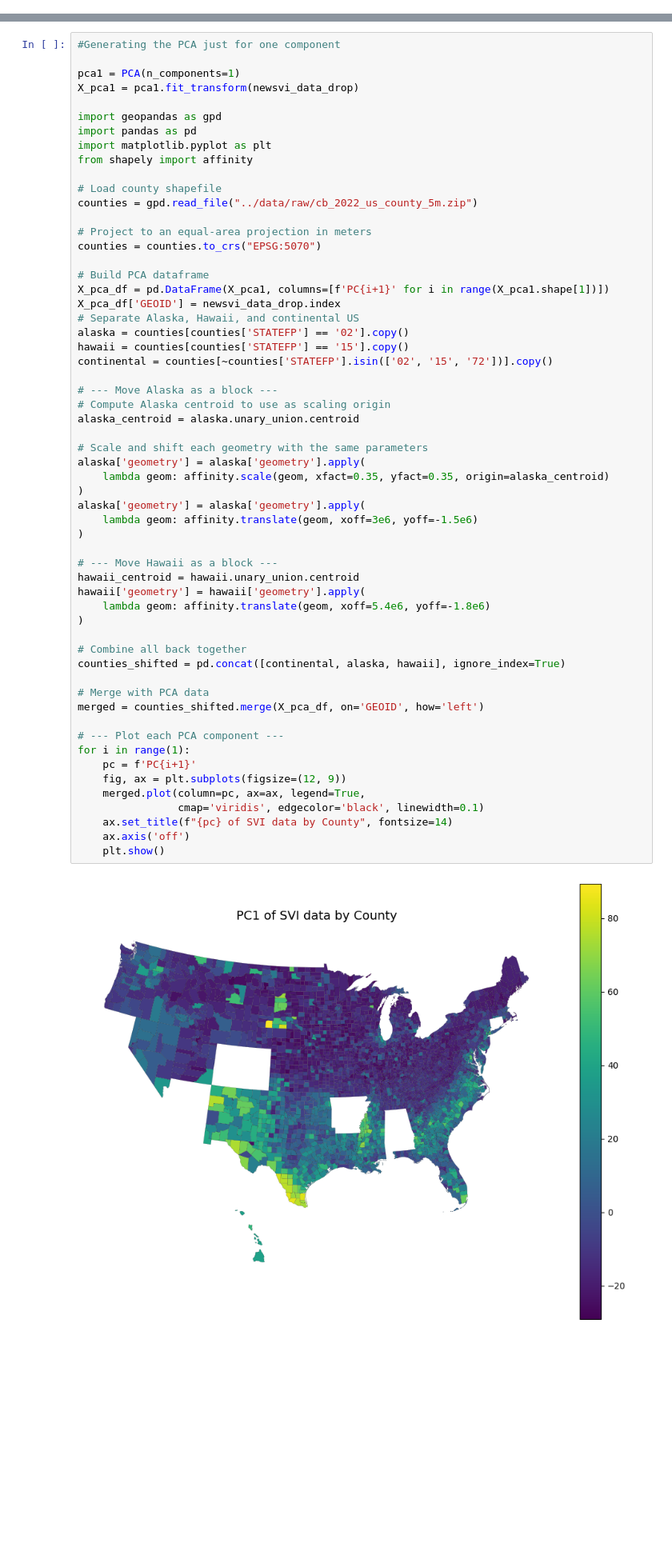
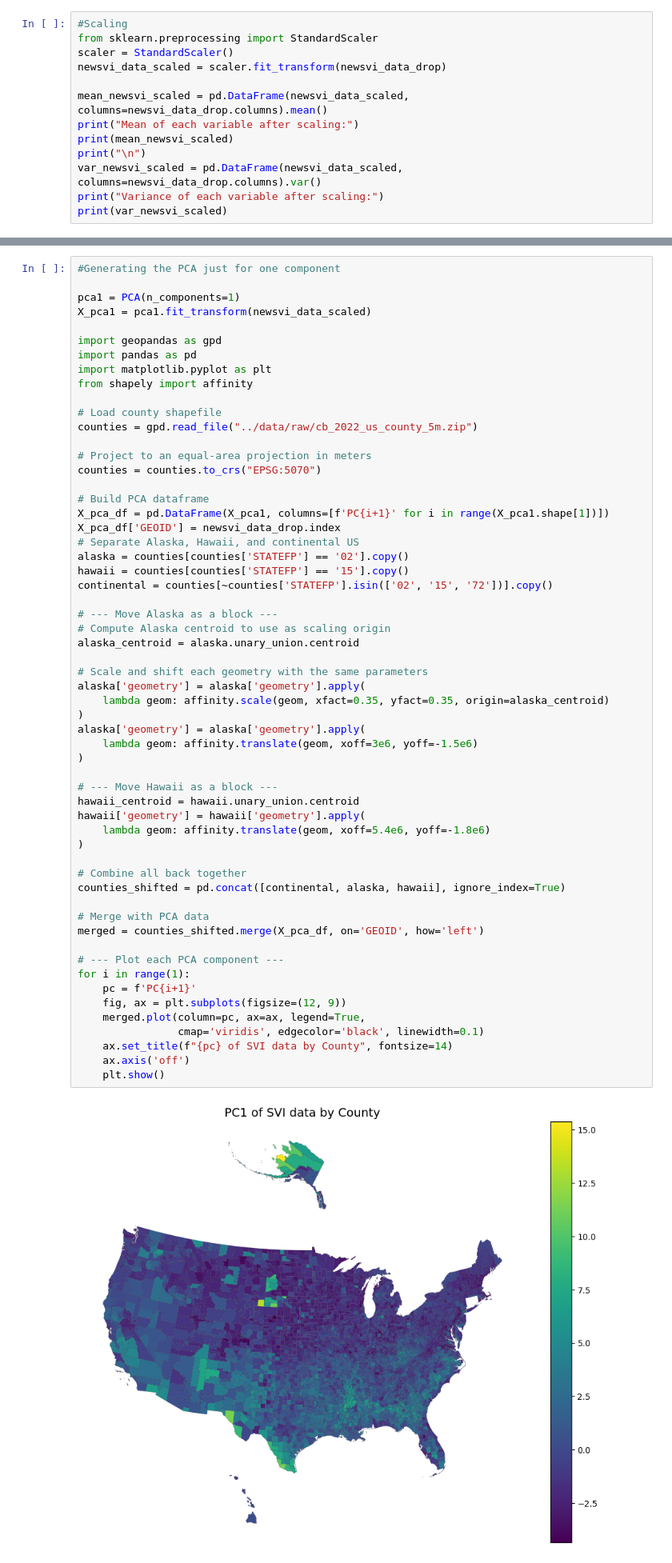
Before and after one commit to bnsalvof/Intro-to-ML-2025, a Jupyter notebook: Homework/HW_03.ipynb, the cells around one changed output, grey strips where cells are left out. Shown: that part at 80% size. Saved outputs shown, nothing was run; the diff lists cells and outputs as text; blank space fills up the shorter version.

```diff
--- a/Homework/HW_03.ipynb
+++ b/Homework/HW_03.ipynb
@@ -133,0 +157,13 @@ _Note: you can find the documentation for the SVI variables [here](https://www.a
+# %%
+#Scaling
+from sklearn.preprocessing import StandardScaler
+scaler = StandardScaler()
+newsvi_data_scaled = scaler.fit_transform(newsvi_data_drop)
+
+mean_newsvi_scaled = pd.DataFrame(newsvi_data_scaled, columns=newsvi_data_drop.columns).mean()
+print("Mean of each variable after scaling:")
+print(mean_newsvi_scaled)
+print("\n")
+var_newsvi_scaled = pd.DataFrame(newsvi_data_scaled, columns=newsvi_data_drop.columns).var()
+print("Variance of each variable after scaling:")
+print(var_newsvi_scaled)
@@ -240,7 +294,7 @@ Using this method and looking for the elbow, we see that the 'elbow' in the plot
 #Generating the PCA just for one component
 
 pca1 = PCA(n_components=1)
-X_pca1 = pca1.fit_transform(newsvi_data_drop)
+X_pca1 = pca1.fit_transform(newsvi_data_scaled)
 
 import geopandas as gpd
 import pandas as pd
@@ -268,32 +322,32 @@ alaska_centroid = alaska.unary_union.centroid
 # Scale and shift each geometry with the same parameters
 alaska['geometry'] = alaska['geometry'].apply(
     lambda geom: affinity.scale(geom, xfact=0.35, yfact=0.35, origin=alaska_centroid)
 )
 alaska['geometry'] = alaska['geometry'].apply(
     lambda geom: affinity.translate(geom, xoff=3e6, yoff=-1.5e6)
 )
 
 # --- Move Hawaii as a block ---
 hawaii_centroid = hawaii.unary_union.centroid
 hawaii['geometry'] = hawaii['geometry'].apply(
     lambda geom: affinity.translate(geom, xoff=5.4e6, yoff=-1.8e6)
 )
 
 # Combine all back together
 counties_shifted = pd.concat([continental, alaska, hawaii], ignore_index=True)
 
 # Merge with PCA data
 merged = counties_shifted.merge(X_pca_df, on='GEOID', how='left')
 
 # --- Plot each PCA component ---
 for i in range(1):
     pc = f'PC{i+1}'
     fig, ax = plt.subplots(figsize=(12, 9))
     merged.plot(column=pc, ax=ax, legend=True,
                 cmap='viridis', edgecolor='black', linewidth=0.1)
     ax.set_title(f"{pc} of SVI data by County", fontsize=14)
     ax.axis('off')
     plt.show()
 # %% [output]
-[figure, old version]
+[figure, new version]
 # %% [markdown]
```
Also changed, not shown: parts of 14 cells of this notebook, 2 other files.
